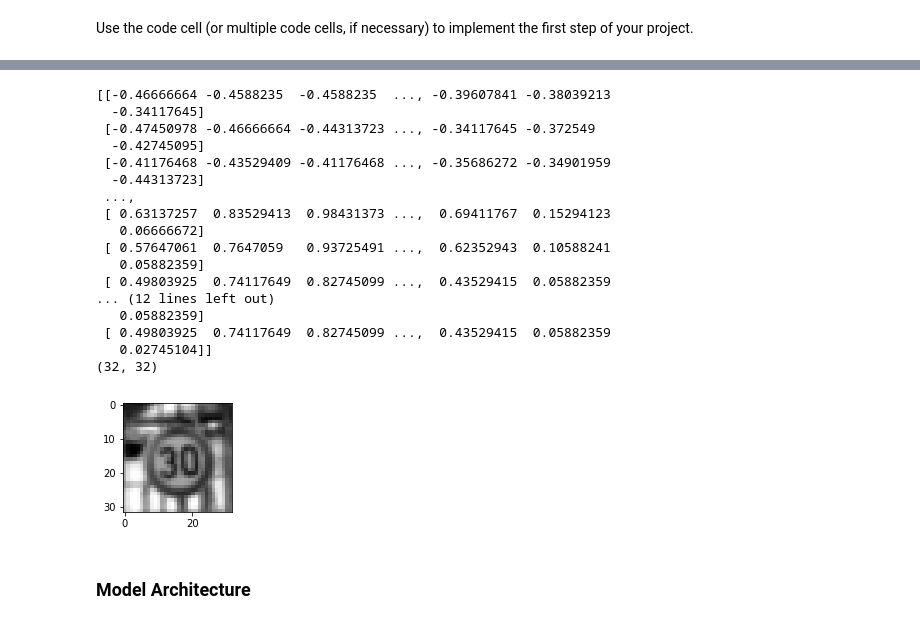
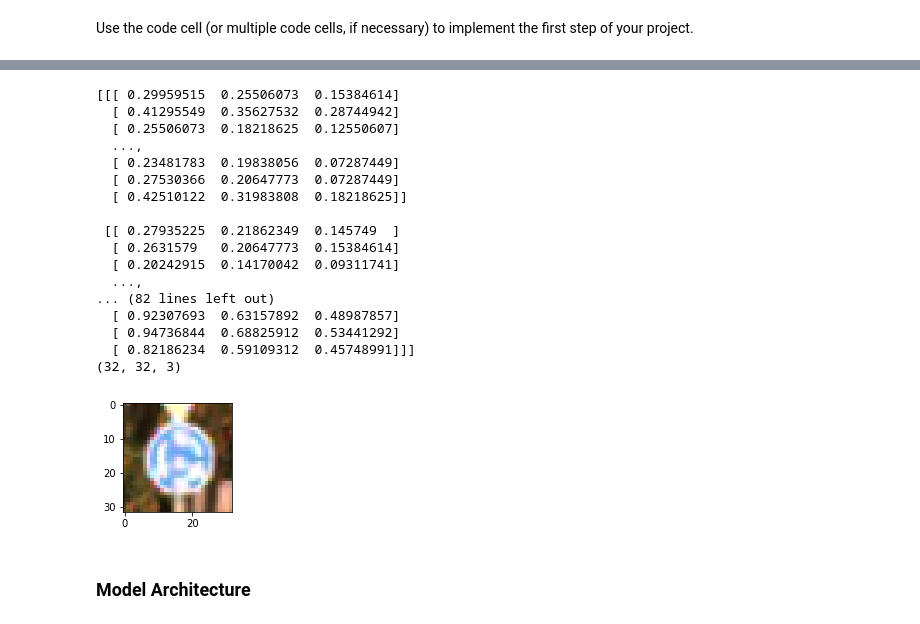
Before and after one commit to theguruofreason/traffic-sign-classifier, a Jupyter notebook: Traffic_Sign_Classifier.ipynb, the cells around one changed output, grey strips where cells are left out. Cells and saved outputs as stored; diff of their text form; code cells hidden in the pictures.

```diff
--- a/Traffic_Sign_Classifier.ipynb
+++ b/Traffic_Sign_Classifier.ipynb
@@ -175,67 +164,35 @@ print(y_train[index])
-# %%
-def normalize(image):
-
-    image = image.astype(np.float32)
-    normalized = np.zeros(shape = image.shape, dtype=np.float32)
-    normalized = 2 * image / 255.0 -1
-
-        # Add back the 3rd dimension
-    if len(normalized.shape) < 3:
-        normalized = np.expand_dims(normalized, axis = 2)
-
-    return normalized
-
-# normalize image data
-X_train_grays_normalized = []
-X_valid_grays_normalized = []
-X_test_grays_normalized  = []
-
-for i in range(n_train):
-    X_train_grays_normalized.append(normalize(X_train_grays[i]))
-
-for i in range(len(X_valid)):
-    X_valid_grays_normalized.append(normalize(X_valid_grays[i]))
-
-for i in range(len(X_test)):
-    X_test_grays_normalized.append(normalize(X_test_grays[i]))
-
-X_train_grays_normalized = X_train_grays_normalized[:6000]
-X_train_grays_normalized = np.asarray(X_train_grays_normalized, dtype=np.float32)
-y_train = y_train[:6000]
-X_valid_grays_normalized = np.asarray(X_valid_grays_normalized, dtype=np.float32)
-X_test_grays_normalized = np.asarray(X_test_grays_normalized, dtype=np.float32)
 # %%
 # display image data and image
 %matplotlib inline
 
-image = X_train_grays_normalized[index].squeeze()
+image = X_train_normalized[index].squeeze()
 
 print(image)
 
 plt.figure(figsize = (2,2))
-plt.imshow(image, cmap = 'gray')
+plt.imshow(image)
 print(y_train[index])
 print(image)
 print(np.shape(image))
 # %% [output]
-[[-0.46666664 -0.4588235  -0.4588235  ..., -0.39607841 -0.38039213
-  -0.34117645]
- [-0.47450978 -0.46666664 -0.44313723 ..., -0.34117645 -0.372549
-  -0.42745095]
- [-0.41176468 -0.43529409 -0.41176468 ..., -0.35686272 -0.34901959
-  -0.44313723]
- ...,
- [ 0.63137257  0.83529413  0.98431373 ...,  0.69411767  0.15294123
-   0.06666672]
- [ 0.57647061  0.7647059   0.93725491 ...,  0.62352943  0.10588241
-   0.05882359]
- [ 0.49803925  0.74117649  0.82745099 ...,  0.43529415  0.05882359
-... (12 lines left out)
-   0.05882359]
- [ 0.49803925  0.74117649  0.82745099 ...,  0.43529415  0.05882359
-   0.02745104]]
-(32, 32)
+[[[ 0.29959515  0.25506073  0.15384614]
+  [ 0.41295549  0.35627532  0.28744942]
+  [ 0.25506073  0.18218625  0.12550607]
+  ...,
+  [ 0.23481783  0.19838056  0.07287449]
+  [ 0.27530366  0.20647773  0.07287449]
+  [ 0.42510122  0.31983808  0.18218625]]
+
+ [[ 0.27935225  0.21862349  0.145749  ]
+  [ 0.2631579   0.20647773  0.15384614]
+  [ 0.20242915  0.14170042  0.09311741]
+  ...,
+... (82 lines left out)
+  [ 0.92307693  0.63157892  0.48987857]
+  [ 0.94736844  0.68825912  0.53441292]
+  [ 0.82186234  0.59109312  0.45748991]]]
+(32, 32, 3)
-[figure, old version]
+[figure, new version]
 # %% [markdown]
 ### Model Architecture
 # %%
```
Also changed, not shown: parts of 6 cells of this notebook.
